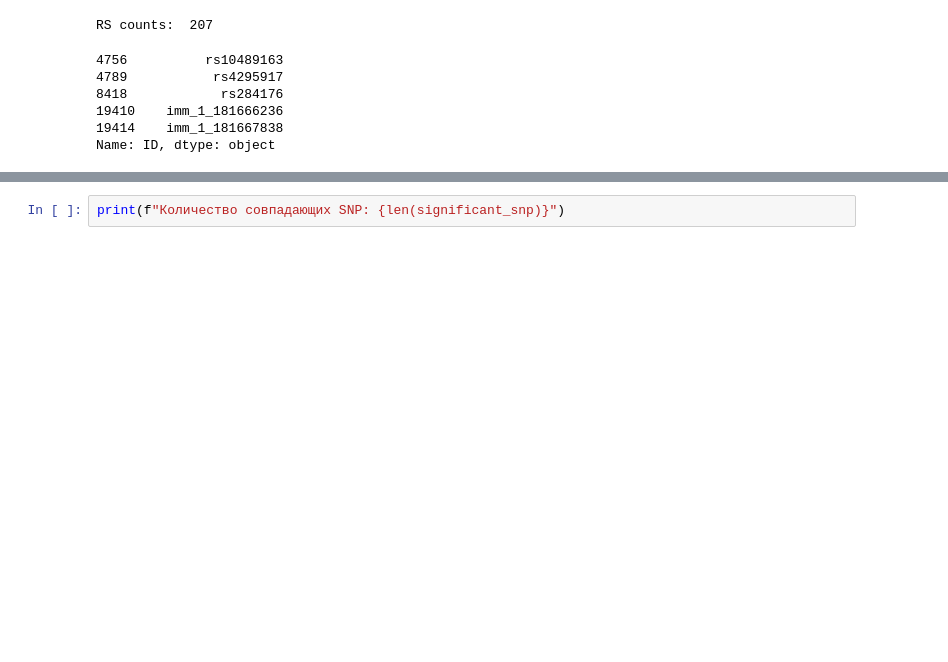
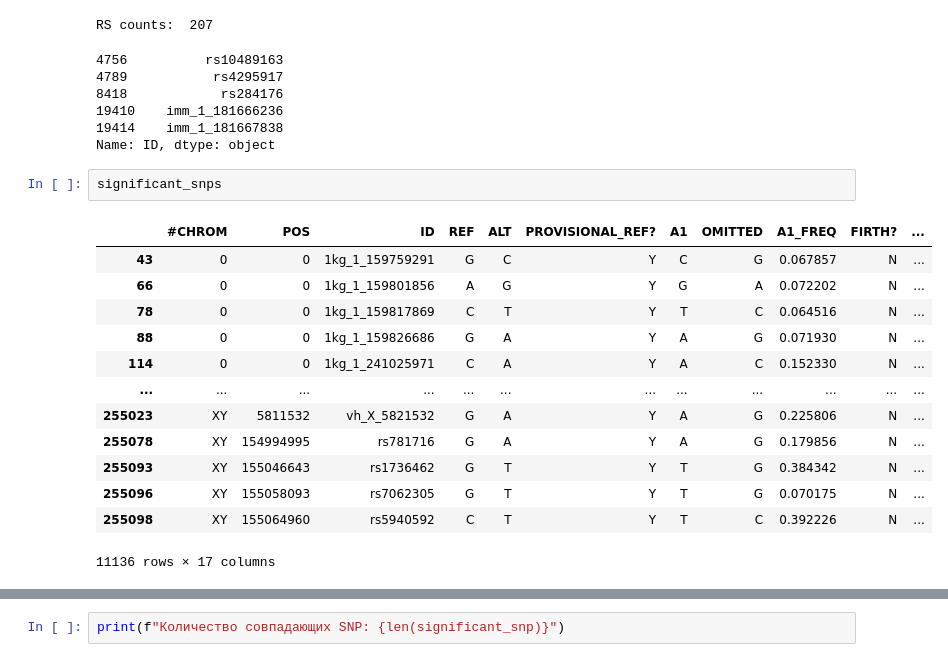
Before and after one commit to M100ika/01.06.2025_V2, a Jupyter notebook: code/comparison.ipynb, the cells around one changed output, grey strips where cells are left out. Saved outputs shown, nothing was run; the diff lists cells and outputs as text; blank space fills up the shorter version.

```diff
--- a/code/comparison.ipynb
+++ b/code/comparison.ipynb
@@ -193,3 +198,19 @@ RS counts:  207
 19410    imm_1_181666236
 19414    imm_1_181667838
 Name: ID, dtype: object
+# %%
+significant_snps
+# %% [output]
+|  | #CHROM | POS | ID | REF | ALT | PROVISIONAL_REF? | A1 | OMITTED | A1_FREQ | FIRTH? | ... |
+| 43 | 0 | 0 | 1kg_1_159759291 | G | C | Y | C | G | 0.067857 | N | ... |
+| 66 | 0 | 0 | 1kg_1_159801856 | A | G | Y | G | A | 0.072202 | N | ... |
+| 78 | 0 | 0 | 1kg_1_159817869 | C | T | Y | T | C | 0.064516 | N | ... |
+| 88 | 0 | 0 | 1kg_1_159826686 | G | A | Y | A | G | 0.071930 | N | ... |
+| 114 | 0 | 0 | 1kg_1_241025971 | C | A | Y | A | C | 0.152330 | N | ... |
+| ... | ... | ... | ... | ... | ... | ... | ... | ... | ... | ... | ... |
+| 255023 | XY | 5811532 | vh_X_5821532 | G | A | Y | A | G | 0.225806 | N | ... |
+| 255078 | XY | 154994995 | rs781716 | G | A | Y | A | G | 0.179856 | N | ... |
+| 255093 | XY | 155046643 | rs1736462 | G | T | Y | T | G | 0.384342 | N | ... |
+| 255096 | XY | 155058093 | rs7062305 | G | T | Y | T | G | 0.070175 | N | ... |
+| 255098 | XY | 155064960 | rs5940592 | C | T | Y | T | C | 0.392226 | N | ... |
+11136 rows × 17 columns
```
Also changed, not shown: parts of 6 cells of this notebook, 3 other files.
